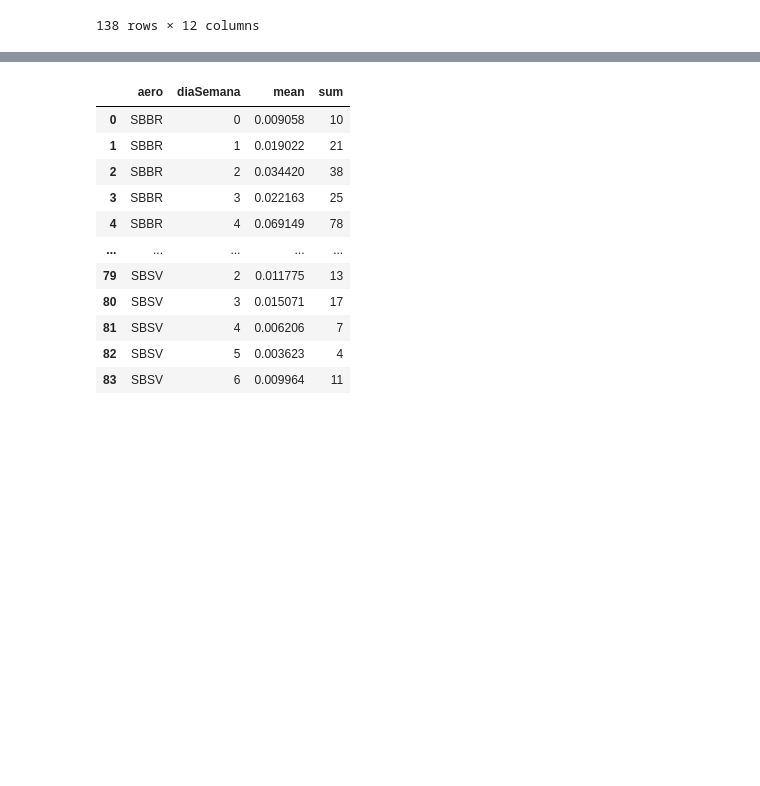
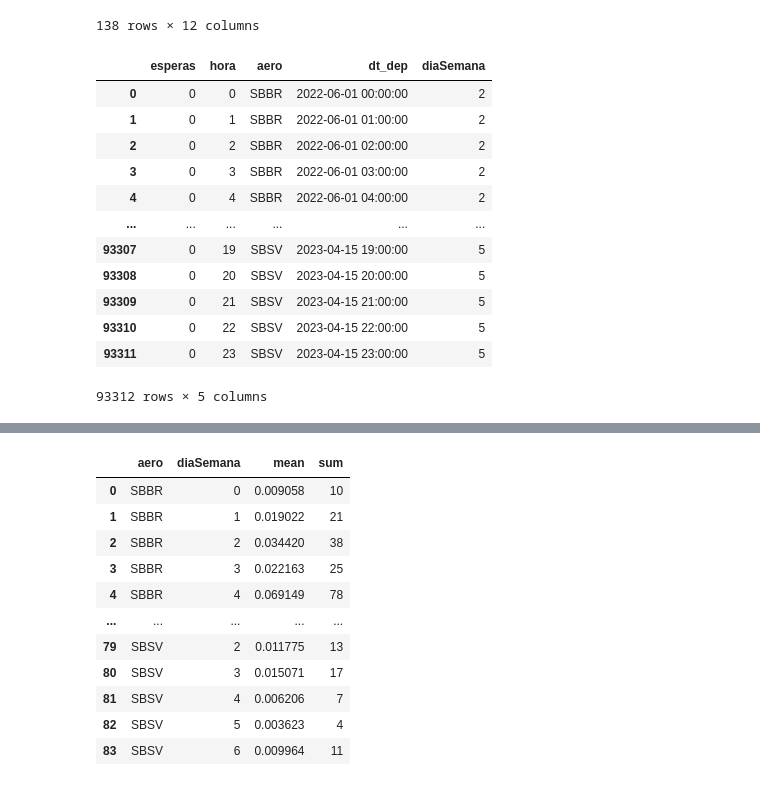
Before and after one commit to vilelabruno/latamChalenge, a Jupyter notebook: dataPrep.ipynb, the cells around one changed output, grey strips where cells are left out. Saved outputs shown, nothing was run; the diff lists cells and outputs as text; code cells hidden in the pictures; blank space fills up the shorter version.

```diff
--- a/dataPrep.ipynb
+++ b/dataPrep.ipynb
@@ -166,3 +167,19 @@ esperas_semana = esperas.groupby(["aero", "diaSemana"]).agg({"esperas": ["mean",
 # %%
 
 esperas_aero = esperas.groupby(["aero"]).agg({"esperas": ["mean", "sum"]})
+# %%
+esperas
+# %% [output]
+|  | esperas | hora | aero | dt_dep | diaSemana |
+| 0 | 0 | 0 | SBBR | 2022-06-01 00:00:00 | 2 |
+| 1 | 0 | 1 | SBBR | 2022-06-01 01:00:00 | 2 |
+| 2 | 0 | 2 | SBBR | 2022-06-01 02:00:00 | 2 |
+| 3 | 0 | 3 | SBBR | 2022-06-01 03:00:00 | 2 |
+| 4 | 0 | 4 | SBBR | 2022-06-01 04:00:00 | 2 |
+| ... | ... | ... | ... | ... | ... |
+| 93307 | 0 | 19 | SBSV | 2023-04-15 19:00:00 | 5 |
+| 93308 | 0 | 20 | SBSV | 2023-04-15 20:00:00 | 5 |
+| 93309 | 0 | 21 | SBSV | 2023-04-15 21:00:00 | 5 |
+| 93310 | 0 | 22 | SBSV | 2023-04-15 22:00:00 | 5 |
+| 93311 | 0 | 23 | SBSV | 2023-04-15 23:00:00 | 5 |
+93312 rows × 5 columns
```
Also changed, not shown: parts of 24 cells of this notebook, 1 other file.
